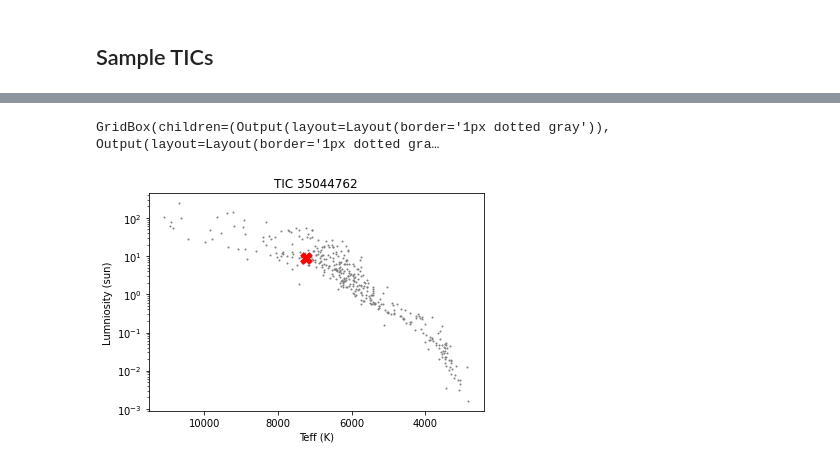
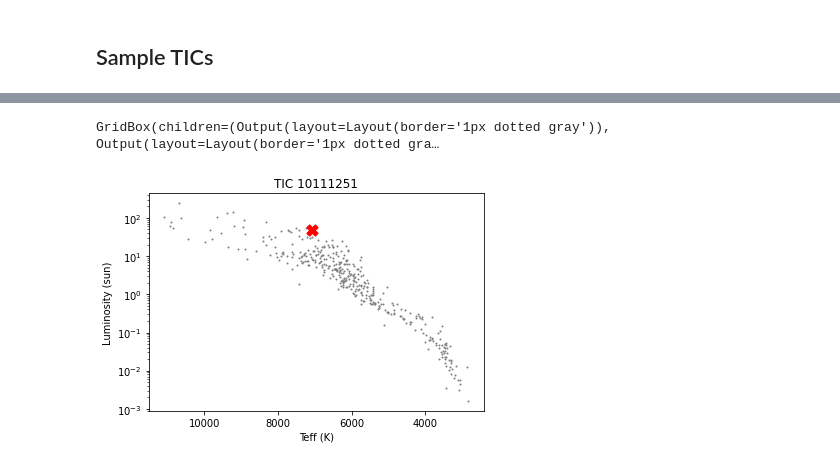
Before and after one commit to orionlee/pht_eb_stats2, a Jupyter notebook: src/dashboard.ipynb, the cells around one changed output, grey strips where cells are left out. Drawn from its saved outputs; the diff is of its cells as text; code cells hidden in the pictures.

```diff
--- a/src/dashboard.ipynb
+++ b/src/dashboard.ipynb
@@ -94,9 +82,9 @@ df[CAT_COLS_COMMON].style.hide(axis='index')
 # %%
 dashboard_utils.display_details(
-    tic_id=35044762,
+    tic_id=10111251,
     type="tic_meta",
     brief=True,
 )
 # %% [output]
 GridBox(children=(Output(layout=Layout(border='1px dotted gray')), Output(layout=Layout(border='1px dotted gra…
-[figure, old version]
+[figure, new version]
```
Also changed, not shown: parts of 2 cells of this notebook, 2 other files.
